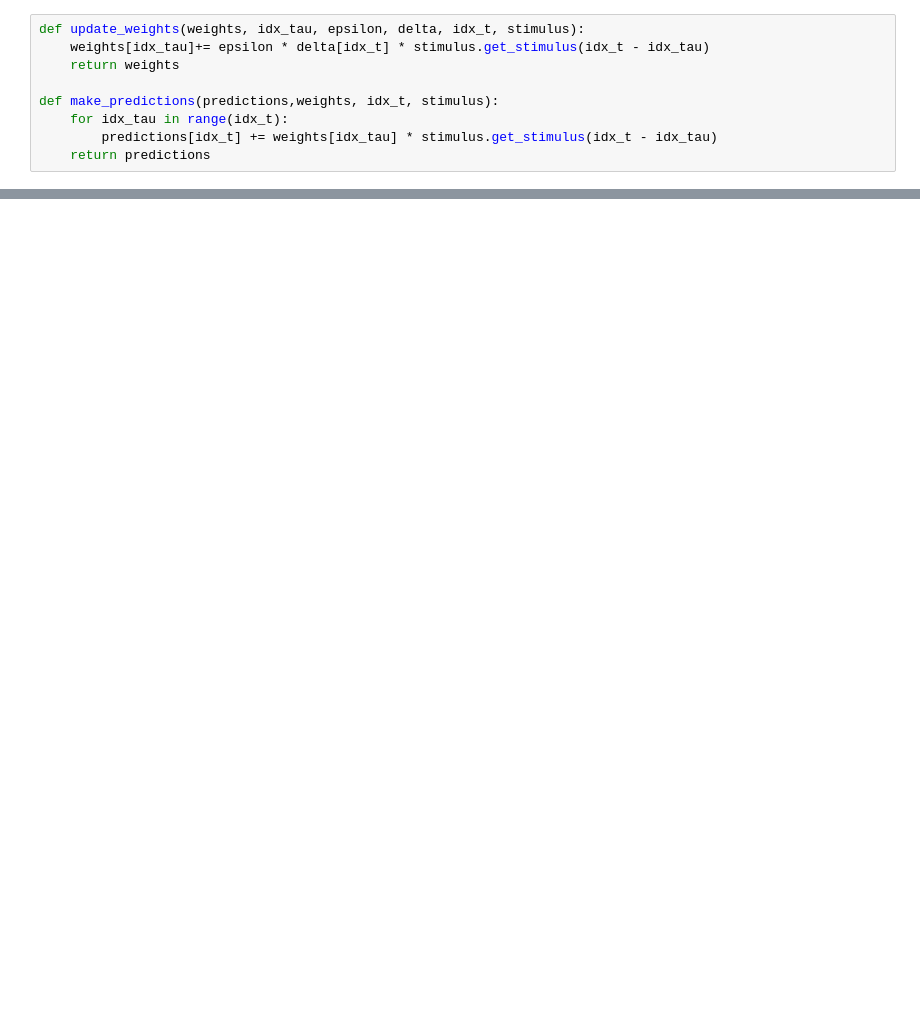
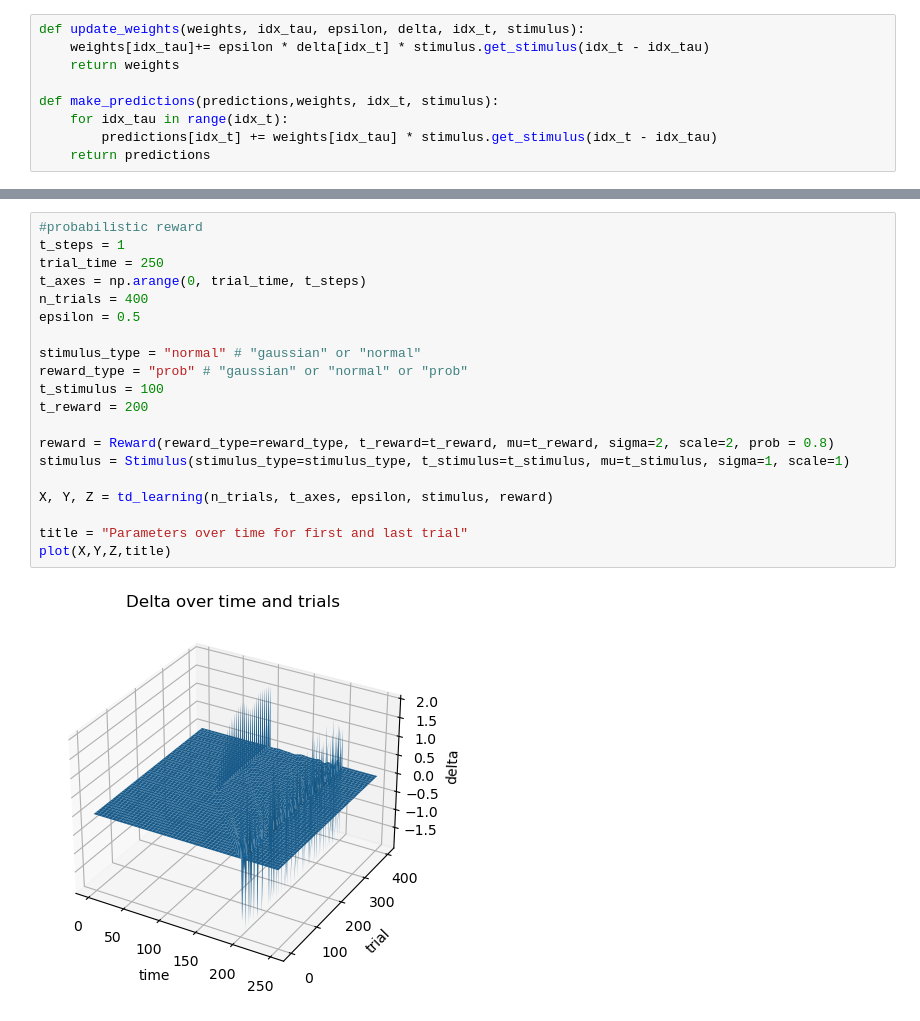
Before and after one commit to lolotta/Neural_Modeling, a Jupyter notebook: HW1_RL_Lotta.ipynb, the cells around one changed output, grey strips where cells are left out. Drawn from its saved outputs; the diff is of its cells as text; blank space fills up the shorter version.

```diff
--- a/HW1_RL_Lotta.ipynb
+++ b/HW1_RL_Lotta.ipynb
@@ -91,0 +232,22 @@ def td_learning(n_trials, t_axes, epsilon, stimulus, reward):
+# %%
+#probabilistic reward
+t_steps = 1
+trial_time = 250
+t_axes = np.arange(0, trial_time, t_steps)
+n_trials = 400
+epsilon = 0.5
+
+stimulus_type = "normal" # "gaussian" or "normal"
+reward_type = "prob" # "gaussian" or "normal" or "prob"
+t_stimulus = 100
+t_reward = 200
+
+reward = Reward(reward_type=reward_type, t_reward=t_reward, mu=t_reward, sigma=2, scale=2, prob = 0.8)
+stimulus = Stimulus(stimulus_type=stimulus_type, t_stimulus=t_stimulus, mu=t_stimulus, sigma=1, scale=1)
+
+X, Y, Z = td_learning(n_trials, t_axes, epsilon, stimulus, reward)
+
+title = "Parameters over time for first and last trial"
+plot(X,Y,Z,title)
+# %% [output]
+[figure, added]
```
Also changed, not shown: parts of 11 cells of this notebook.
